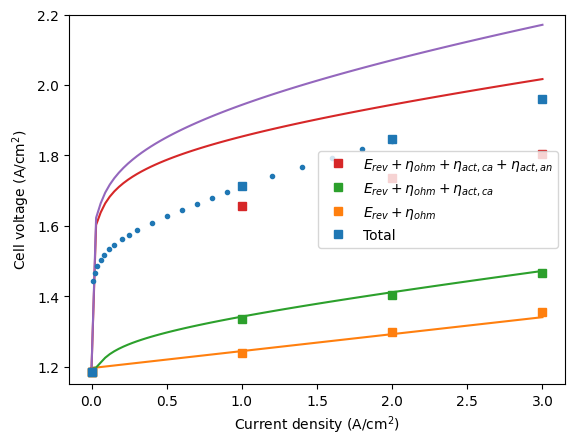
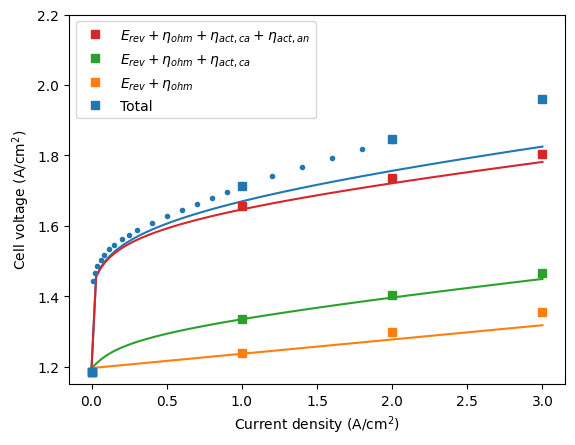
The notebook cell's code change between the first figure and the second:
--- before
+++ after
@@ -16,5 +16,6 @@
                                                   reaction_order=0, 
                                                   reference_activity=1., 
-                                                  reference_temperature=353.15,charge_transfer_coeff=1)
+                                                  number_of_electrons=2,
+                                                  reference_temperature=353.15,charge_transfer_coeff=0.5)
         ),
         gdl=mrpd.PorousLayer( #AvCarb MGL370 compressed at 20% (value given by Tricker et al.)
@@ -37,5 +38,5 @@
                                                   reference_activity=1., 
                                                   number_of_electrons=2., 
-                                                  reference_temperature=353.15,charge_transfer_coeff=1.65),
+                                                  reference_temperature=353.15,charge_transfer_coeff=0.82),
             ionomer=mrpd.PAPIonomer(),
         ),
@@ -69,10 +70,9 @@
 eta_act_an = ec.an.cl.activation_overpotential(ec.current_density, 1.)
 
-plt.plot(np.linspace(0,3,100), ec.cell_voltage() + (1-ec.current_density) ** 2.5, 'C0')
+plt.plot(np.linspace(0,3,100), ec.cell_voltage(), 'C0')
 plt.plot(np.linspace(0,3,100), ec.reversible_cell_voltage() + ec.high_frequency_resistance() *ec.current_density, 'C1')
 plt.plot(np.linspace(0,3,100), ec.reversible_cell_voltage() + ec.high_frequency_resistance() *ec.current_density+ eta_act_ca, 'C2')
 plt.plot(np.linspace(0,3,100), ec.reversible_cell_voltage() + ec.high_frequency_resistance() *ec.current_density+ eta_act_ca + eta_act_an, 'C3')
-plt.plot(np.linspace(0,3,100), ec.cell_voltage() - ec.an.cl.reaction.tafel_slope(ec.an.cl.temperature) * np.log(1-0.023 * ec.current_density ** 0.30) - 
-                                                   ec.ca.cl.reaction.tafel_slope(ec.ca.cl.temperature) * np.log(1-0.023 * ec.current_density ** 0.30), 'C4') 
+
          
 plt.plot(exp_data["i"].values, exp_data["Act_an"].values+0.016, 'C3s', label='$E_{rev}+\eta_{ohm} +\eta_{act,ca}+\eta_{act,an}$')

Commit: Generalized two-phase transport model, including calculation of gas viscosity.